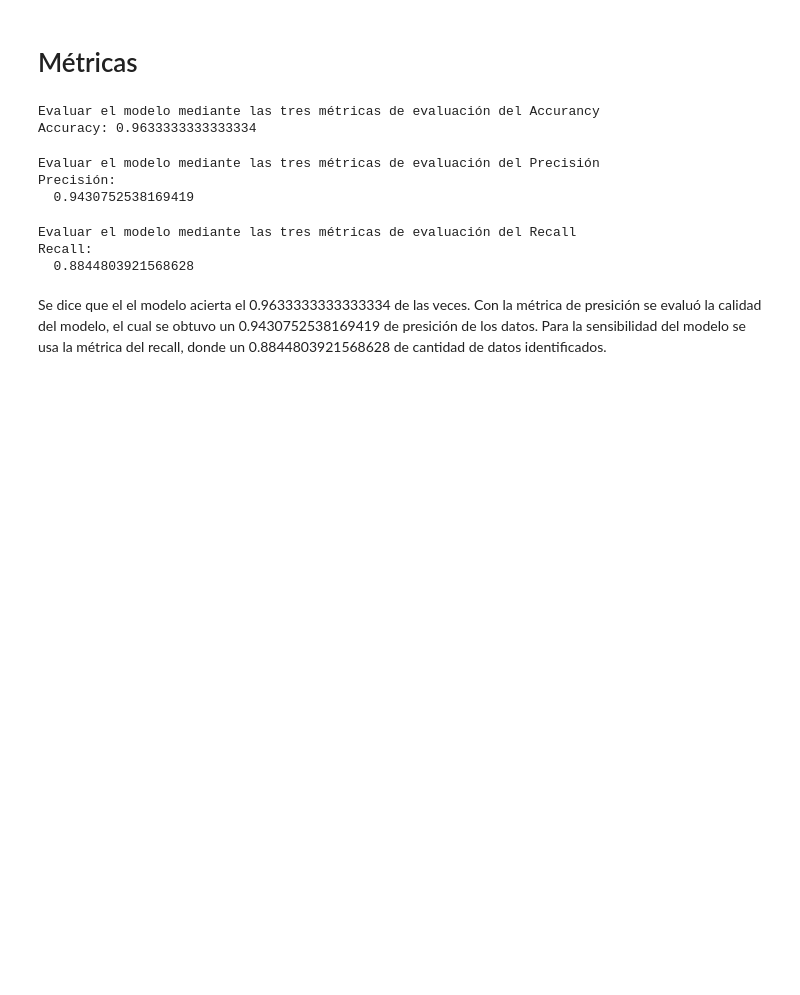
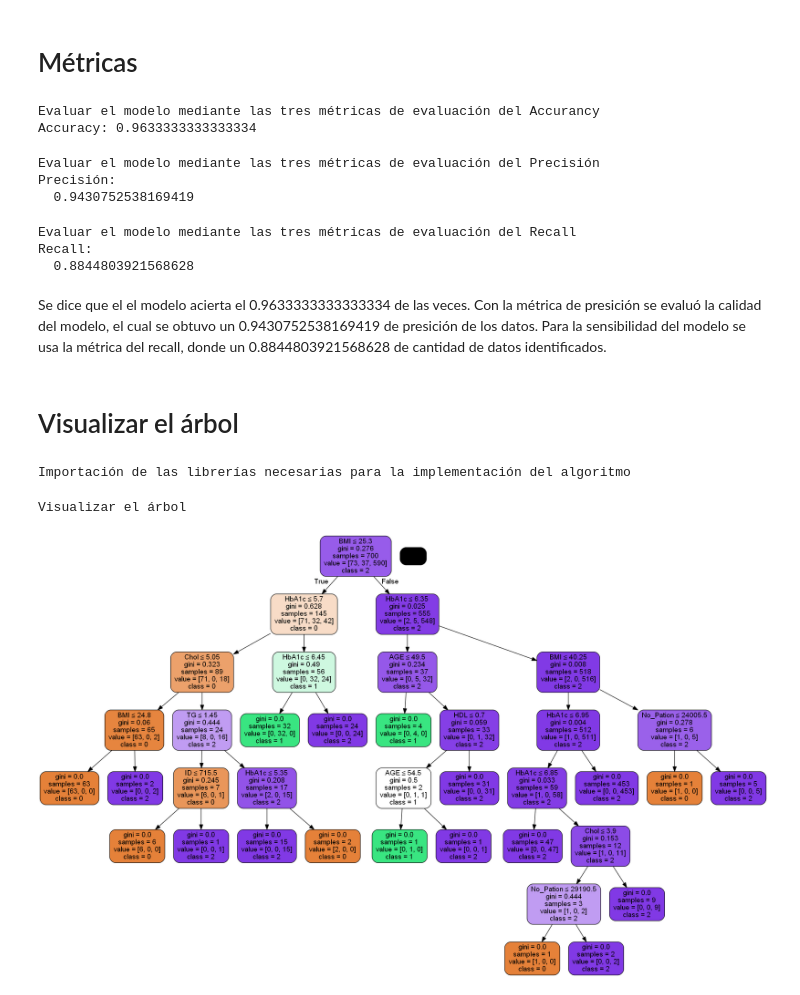
Before and after one commit to Karla1711/Laboratorio_AD-KV, a Jupyter notebook: [NRC_6292]_KarlaVera_Lab1Unidad2(versionamiento)-checkpoint.ipynb, the cells around one changed output. Drawn from its saved outputs; the diff is of its cells as text; code cells hidden in the pictures; blank space fills up the shorter version.

Commit message:
Visualizar el árbol de decisión

```diff
--- a/[NRC_6292]_KarlaVera_Lab1Unidad2(versionamiento)-checkpoint.ipynb
+++ b/[NRC_6292]_KarlaVera_Lab1Unidad2(versionamiento)-checkpoint.ipynb
@@ -273,3 +273,31 @@ Recall:
   0.8844803921568628
 # %% [markdown]
 Se dice que el el modelo acierta el 0.9633333333333334 de las veces. Con la métrica de presición se evaluó la calidad del modelo, el cual se obtuvo un 0.9430752538169419 de presición de los datos. Para la sensibilidad del modelo se usa la métrica del recall, donde un 0.8844803921568628 de cantidad de datos identificados.
+# %% [markdown]
+# Visualizar el árbol
+# %%
+def importarlibrerias():
+    '''Importación de las librerías necesarias para la implementación del algoritmo '''
+print(importarlibrerias.__doc__)
+from sklearn.tree import export_graphviz
+from six import StringIO
+from IPython.display import Image
+import pydotplus
+# %% [output]
+Importación de las librerías necesarias para la implementación del algoritmo
+# %%
+def arbol():
+    '''Visualizar el árbol '''
+print(arbol.__doc__)
+dot_data = StringIO()
+export_graphviz(clf, out_file=dot_data,
+                filled=True, rounded=True,
+                special_characters=True,
+                feature_names = var_independientes,
+                class_names=['0','1','2'])
+graph = pydotplus.graph_from_dot_data(dot_data.getvalue())
+graph.write_png('diabetes.png')
+Image(graph.create_png())
+# %% [output]
+Visualizar el árbol
+[figure, added]
```
